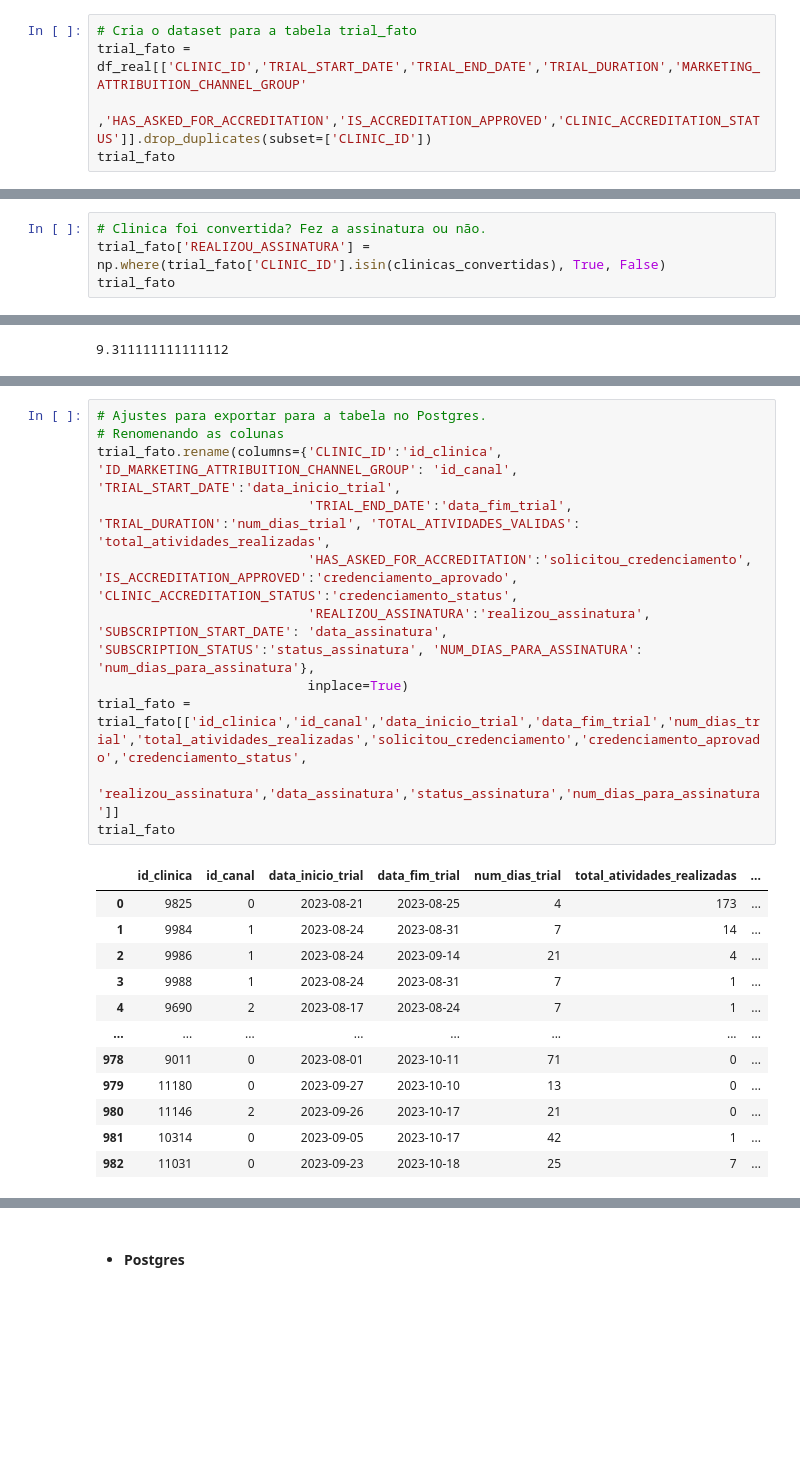
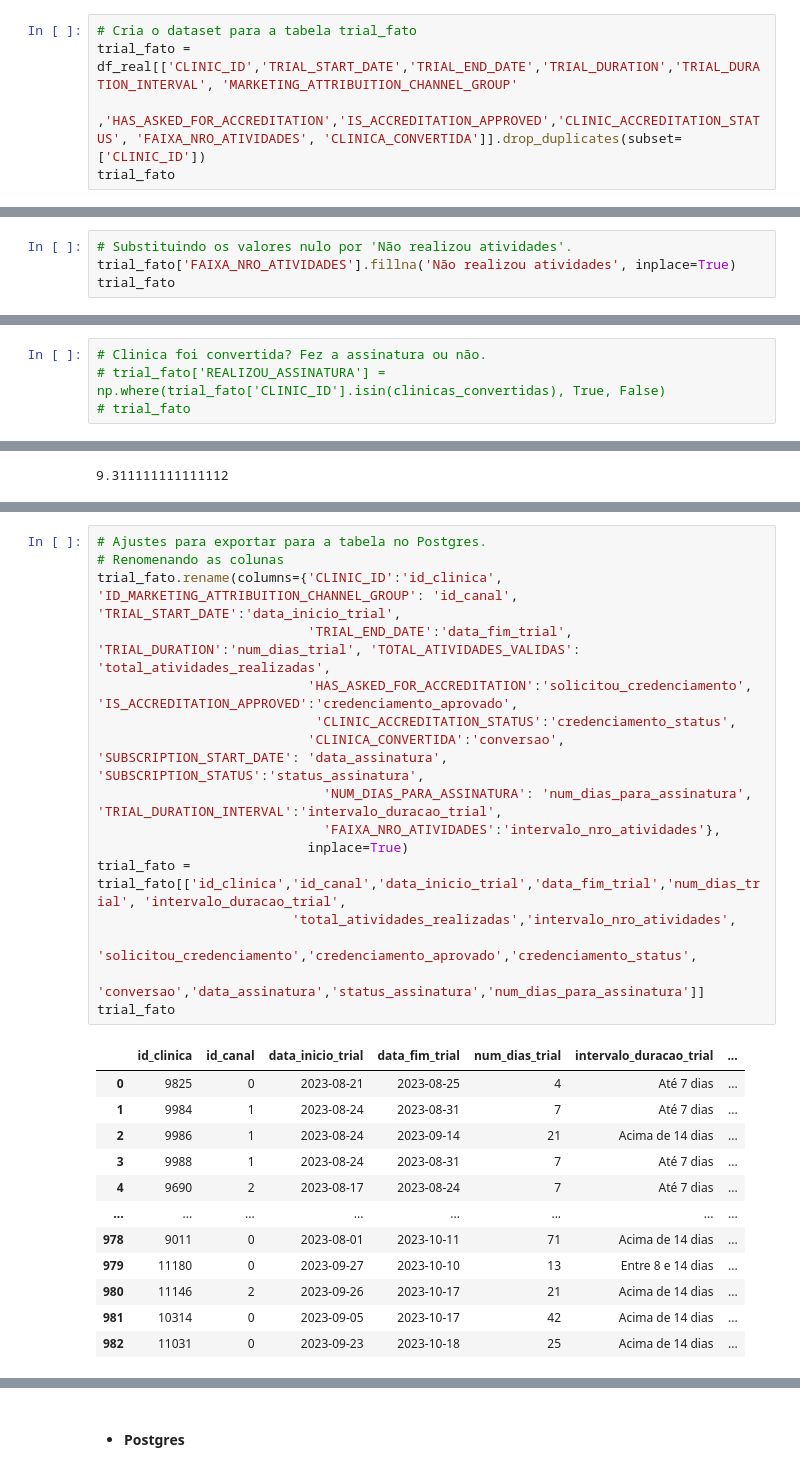
Before and after one commit to AAndreo/Aquisicao.Clinicas, a Jupyter notebook: aquisicao_clinicas/etl.ipynb, the cells around one changed output, grey strips where cells are left out. Cells and saved outputs as stored; diff of their text form; blank space fills up the shorter version.

```diff
--- a/aquisicao_clinicas/etl.ipynb
+++ b/aquisicao_clinicas/etl.ipynb
@@ -117,7 +117,7 @@ canal_marketing_dim
 | 4 | Organic | 4 |
 # %%
 # Cria o dataset para a tabela trial_fato
-trial_fato = df_real[['CLINIC_ID','TRIAL_START_DATE','TRIAL_END_DATE','TRIAL_DURATION','MARKETING_ATTRIBUITION_CHANNEL_GROUP'
-         ,'HAS_ASKED_FOR_ACCREDITATION','IS_ACCREDITATION_APPROVED','CLINIC_ACCREDITATION_STATUS']].drop_duplicates(subset=['CLINIC_ID'])
+trial_fato = df_real[['CLINIC_ID','TRIAL_START_DATE','TRIAL_END_DATE','TRIAL_DURATION','TRIAL_DURATION_INTERVAL', 'MARKETING_ATTRIBUITION_CHANNEL_GROUP'
+         ,'HAS_ASKED_FOR_ACCREDITATION','IS_ACCREDITATION_APPROVED','CLINIC_ACCREDITATION_STATUS', 'FAIXA_NRO_ATIVIDADES', 'CLINICA_CONVERTIDA']].drop_duplicates(subset=['CLINIC_ID'])
 trial_fato
 # %% [output]
@@ -323,0 +324,4 @@ trial_fato.loc[trial_fato['TOTAL_ATIVIDADES_VALIDAS'].isna()]
+# %%
+# Substituindo os valores nulo por 'Não realizou atividades'.
+trial_fato['FAIXA_NRO_ATIVIDADES'].fillna('Não realizou atividades', inplace=True)
+trial_fato
@@ -359,8 +377,8 @@ clinicas_convertidas
 Name: CLINIC_ID, Length: 270, dtype: int64
 # %%
 # Clinica foi convertida? Fez a assinatura ou não.
-trial_fato['REALIZOU_ASSINATURA'] =  np.where(trial_fato['CLINIC_ID'].isin(clinicas_convertidas), True, False)
-trial_fato
+# trial_fato['REALIZOU_ASSINATURA'] =  np.where(trial_fato['CLINIC_ID'].isin(clinicas_convertidas), True, False)
+# trial_fato
 # %% [output]
 |  | CLINIC_ID | TRIAL_START_DATE | TRIAL_END_DATE | TRIAL_DURATION | MARKETING_ATTRIBUITION_CHANNEL_GROUP | ... |
 | 0 | 9825 | 2023-08-21 | 2023-08-25 | 4 | Paid - meta | ... |
@@ -474,24 +492,29 @@ trial_fato
 # %%
 # Ajustes para exportar para a tabela no Postgres.
 # Renomenando as colunas
 trial_fato.rename(columns={'CLINIC_ID':'id_clinica', 'ID_MARKETING_ATTRIBUITION_CHANNEL_GROUP': 'id_canal', 'TRIAL_START_DATE':'data_inicio_trial',
                            'TRIAL_END_DATE':'data_fim_trial', 'TRIAL_DURATION':'num_dias_trial', 'TOTAL_ATIVIDADES_VALIDAS': 'total_atividades_realizadas',
-                           'HAS_ASKED_FOR_ACCREDITATION':'solicitou_credenciamento', 'IS_ACCREDITATION_APPROVED':'credenciamento_aprovado', 'CLINIC_ACCREDITATION_STATUS':'credenciamento_status',
-                           'REALIZOU_ASSINATURA':'realizou_assinatura', 'SUBSCRIPTION_START_DATE': 'data_assinatura', 'SUBSCRIPTION_STATUS':'status_assinatura', 'NUM_DIAS_PARA_ASSINATURA': 'num_dias_para_assinatura'},
+                           'HAS_ASKED_FOR_ACCREDITATION':'solicitou_credenciamento', 'IS_ACCREDITATION_APPROVED':'credenciamento_aprovado',
+                            'CLINIC_ACCREDITATION_STATUS':'credenciamento_status',
+                           'CLINICA_CONVERTIDA':'conversao', 'SUBSCRIPTION_START_DATE': 'data_assinatura', 'SUBSCRIPTION_STATUS':'status_assinatura',
+                             'NUM_DIAS_PARA_ASSINATURA': 'num_dias_para_assinatura', 'TRIAL_DURATION_INTERVAL':'intervalo_duracao_trial',
+                             'FAIXA_NRO_ATIVIDADES':'intervalo_nro_atividades'},
                            inplace=True)
-trial_fato = trial_fato[['id_clinica','id_canal','data_inicio_trial','data_fim_trial','num_dias_trial','total_atividades_realizadas','solicitou_credenciamento','credenciamento_aprovado','credenciamento_status',
-                         'realizou_assinatura','data_assinatura','status_assinatura','num_dias_para_assinatura']]
+trial_fato = trial_fato[['id_clinica','id_canal','data_inicio_trial','data_fim_trial','num_dias_trial', 'intervalo_duracao_trial',
+                         'total_atividades_realizadas','intervalo_nro_atividades',
+                         'solicitou_credenciamento','credenciamento_aprovado','credenciamento_status',
+                         'conversao','data_assinatura','status_assinatura','num_dias_para_assinatura']]
 trial_fato
 # %% [output]
-|  | id_clinica | id_canal | data_inicio_trial | data_fim_trial | num_dias_trial | total_atividades_realizadas | ... |
-| 0 | 9825 | 0 | 2023-08-21 | 2023-08-25 | 4 | 173 | ... |
-| 1 | 9984 | 1 | 2023-08-24 | 2023-08-31 | 7 | 14 | ... |
-| 2 | 9986 | 1 | 2023-08-24 | 2023-09-14 | 21 | 4 | ... |
-| 3 | 9988 | 1 | 2023-08-24 | 2023-08-31 | 7 | 1 | ... |
-| 4 | 9690 | 2 | 2023-08-17 | 2023-08-24 | 7 | 1 | ... |
+|  | id_clinica | id_canal | data_inicio_trial | data_fim_trial | num_dias_trial | intervalo_duracao_trial | ... |
+| 0 | 9825 | 0 | 2023-08-21 | 2023-08-25 | 4 | Até 7 dias | ... |
+| 1 | 9984 | 1 | 2023-08-24 | 2023-08-31 | 7 | Até 7 dias | ... |
+| 2 | 9986 | 1 | 2023-08-24 | 2023-09-14 | 21 | Acima de 14 dias | ... |
+| 3 | 9988 | 1 | 2023-08-24 | 2023-08-31 | 7 | Até 7 dias | ... |
+| 4 | 9690 | 2 | 2023-08-17 | 2023-08-24 | 7 | Até 7 dias | ... |
 | ... | ... | ... | ... | ... | ... | ... | ... |
-| 978 | 9011 | 0 | 2023-08-01 | 2023-10-11 | 71 | 0 | ... |
-| 979 | 11180 | 0 | 2023-09-27 | 2023-10-10 | 13 | 0 | ... |
-| 980 | 11146 | 2 | 2023-09-26 | 2023-10-17 | 21 | 0 | ... |
-| 981 | 10314 | 0 | 2023-09-05 | 2023-10-17 | 42 | 1 | ... |
-| 982 | 11031 | 0 | 2023-09-23 | 2023-10-18 | 25 | 7 | ... |
+| 978 | 9011 | 0 | 2023-08-01 | 2023-10-11 | 71 | Acima de 14 dias | ... |
+| 979 | 11180 | 0 | 2023-09-27 | 2023-10-10 | 13 | Entre 8 e 14 dias | ... |
+| 980 | 11146 | 2 | 2023-09-26 | 2023-10-17 | 21 | Acima de 14 dias | ... |
+| 981 | 10314 | 0 | 2023-09-05 | 2023-10-17 | 42 | Acima de 14 dias | ... |
+| 982 | 11031 | 0 | 2023-09-23 | 2023-10-18 | 25 | Acima de 14 dias | ... |
```
Also changed, not shown: parts of 21 cells of this notebook, 3 other files.
